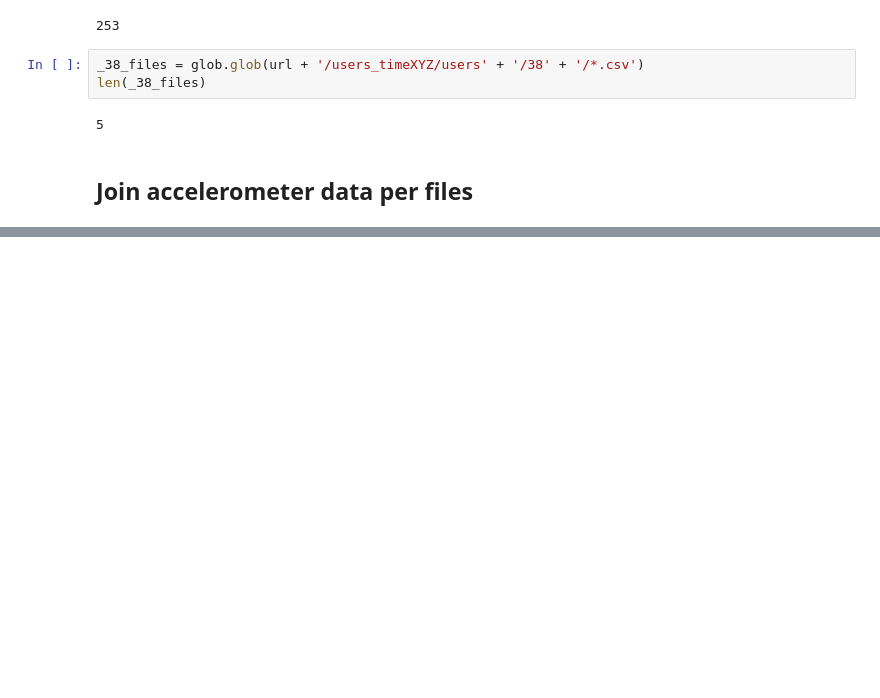
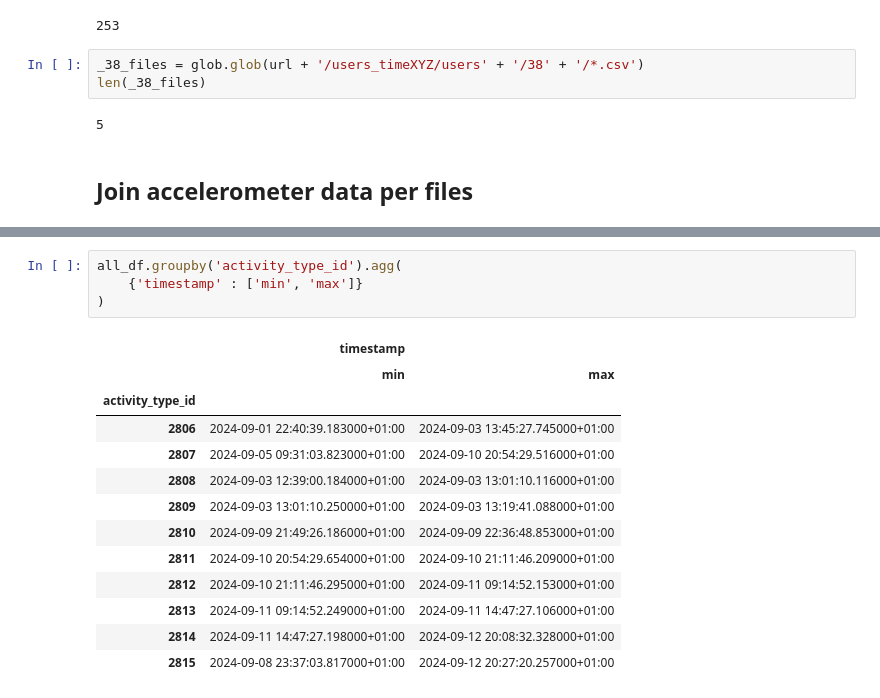
Before and after one commit to as-arthur/Tremor-GO_YOUNG, a Jupyter notebook: GO_YOUNG_working_with_data.ipynb, the cells around one changed output, grey strips where cells are left out. Cells and saved outputs as stored; diff of their text form; blank space fills up the shorter version.

```diff
--- a/GO_YOUNG_working_with_data.ipynb
+++ b/GO_YOUNG_working_with_data.ipynb
@@ -138,0 +527,18 @@ _2803_files
+# %%
+all_df.groupby('activity_type_id').agg(
+    {'timestamp' : ['min', 'max']}
+)
+# %% [output]
+|  | timestamp |  |
+|  | min | max |
+| activity_type_id |  |  |
+| 2806 | 2024-09-01 22:40:39.183000+01:00 | 2024-09-03 13:45:27.745000+01:00 |
+| 2807 | 2024-09-05 09:31:03.823000+01:00 | 2024-09-10 20:54:29.516000+01:00 |
+| 2808 | 2024-09-03 12:39:00.184000+01:00 | 2024-09-03 13:01:10.116000+01:00 |
+| 2809 | 2024-09-03 13:01:10.250000+01:00 | 2024-09-03 13:19:41.088000+01:00 |
+| 2810 | 2024-09-09 21:49:26.186000+01:00 | 2024-09-09 22:36:48.853000+01:00 |
+| 2811 | 2024-09-10 20:54:29.654000+01:00 | 2024-09-10 21:11:46.209000+01:00 |
+| 2812 | 2024-09-10 21:11:46.295000+01:00 | 2024-09-11 09:14:52.153000+01:00 |
+| 2813 | 2024-09-11 09:14:52.249000+01:00 | 2024-09-11 14:47:27.106000+01:00 |
+| 2814 | 2024-09-11 14:47:27.198000+01:00 | 2024-09-12 20:08:32.328000+01:00 |
+| 2815 | 2024-09-08 23:37:03.817000+01:00 | 2024-09-12 20:27:20.257000+01:00 |
```
Also changed, not shown: parts of 39 cells of this notebook.
